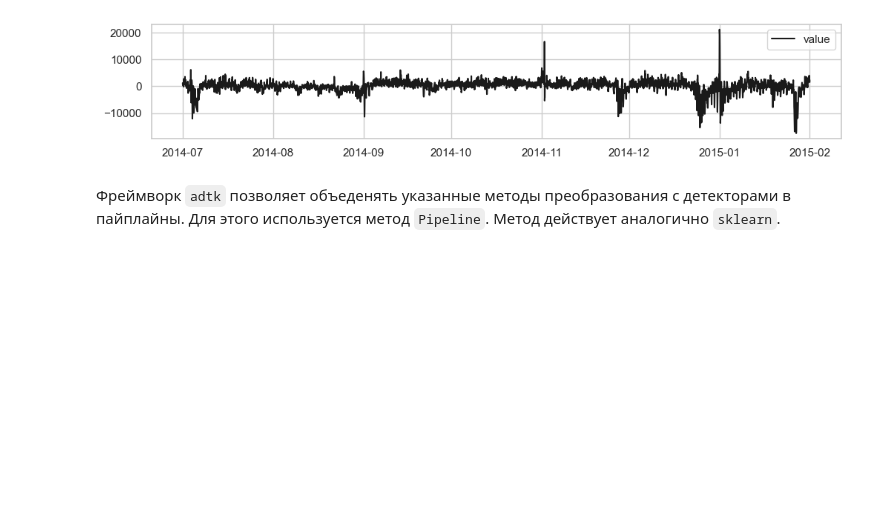
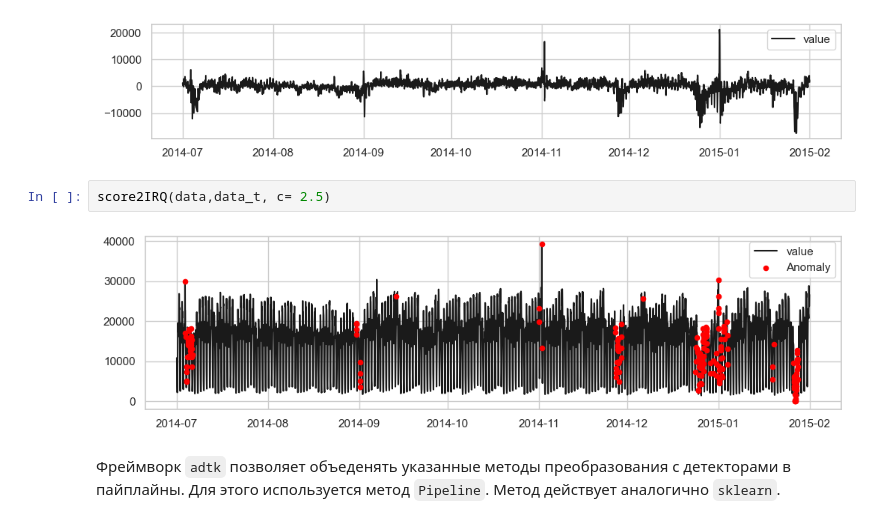
Before and after one commit to MVRonkin/TimeSeriesCourse, a Jupyter notebook: 2024/WS/Юнит 21 - anomaly_detect_TS.ipynb, the cells around one changed output. Saved outputs shown, nothing was run; the diff lists cells and outputs as text; blank space fills up the shorter version.

```diff
--- a/2024/WS/Юнит 21 - anomaly_detect_TS.ipynb
+++ b/2024/WS/Юнит 21 - anomaly_detect_TS.ipynb
@@ -308,6 +326,10 @@ data_t = ClassicSeasonalDecomposition().fit_transform(data)
 plot_an(data_t,  figsize=(12,2));
 # %% [output]
 [figure]
+# %%
+score2IRQ(data,data_t, c= 2.5)
+# %% [output]
+[figure, added]
 # %% [markdown]
 Фреймворк `adtk` позволяет объеденять указанные методы преобразования с детекторами в пайплайны. Для этого используется метод `Pipeline`. Метод действует аналогично `sklearn`.
 # %%
```
Also changed, not shown: parts of 16 cells of this notebook, 16 other files.
